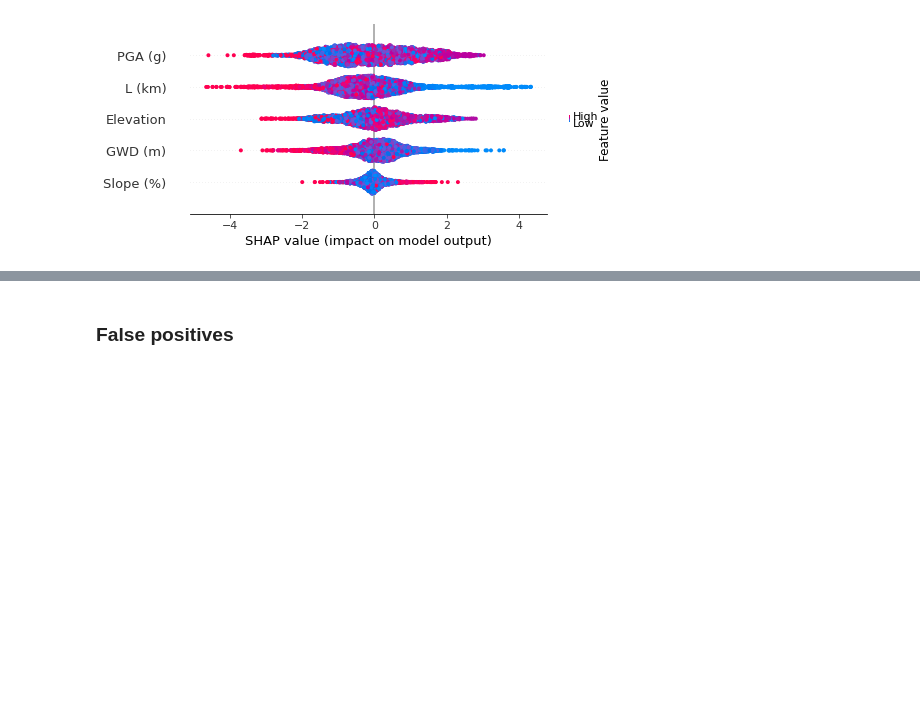
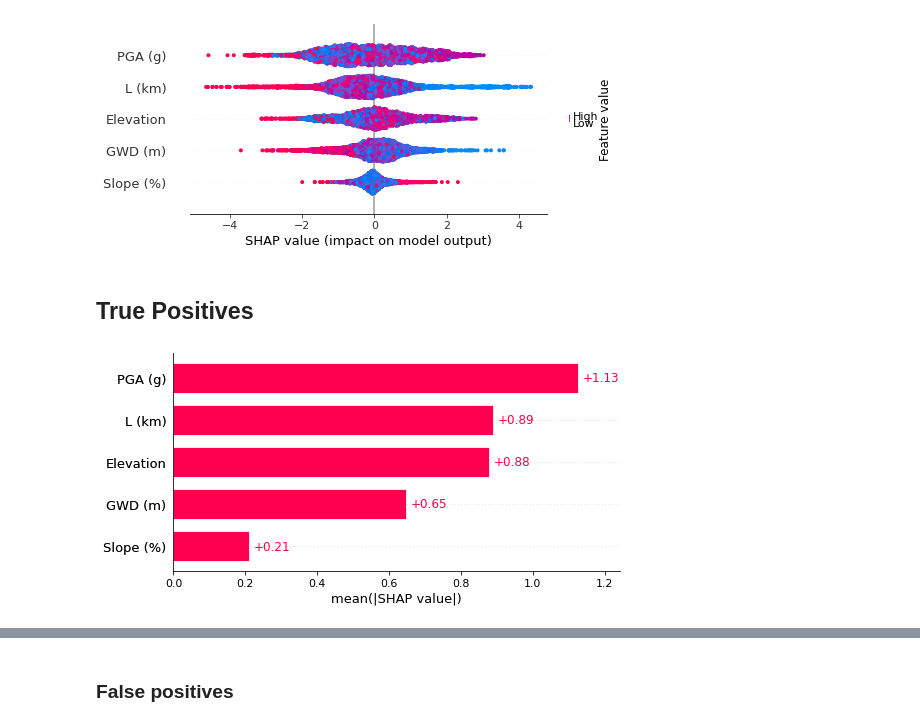
Before and after one commit to geoelements/xai-lateral-spreading, a Jupyter notebook: xgboost-classifier.ipynb, the cells around one changed output, grey strips where cells are left out. Saved outputs shown, nothing was run; the diff lists cells and outputs as text; code cells hidden in the pictures; blank space fills up the shorter version.

```diff
--- a/xgboost-classifier.ipynb
+++ b/xgboost-classifier.ipynb
@@ -334,3 +334,9 @@ shap.plots.bar(shap_values)
 shap.plots.beeswarm(shap_values)
 # %% [output]
 [figure]
+# %% [markdown]
+## True Positives
+# %%
+shap.plots.bar(tp_shap_values)
+# %% [output]
+[figure, added]
```
Also changed, not shown: parts of 7 cells of this notebook.
